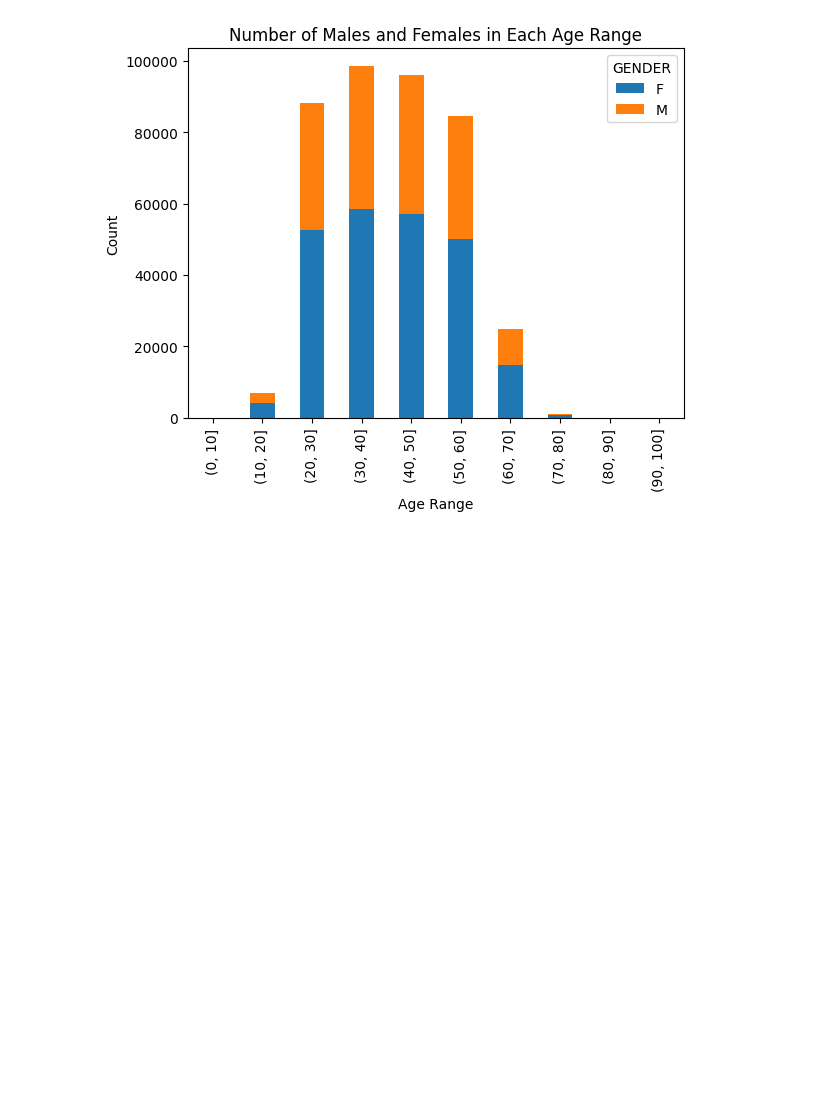
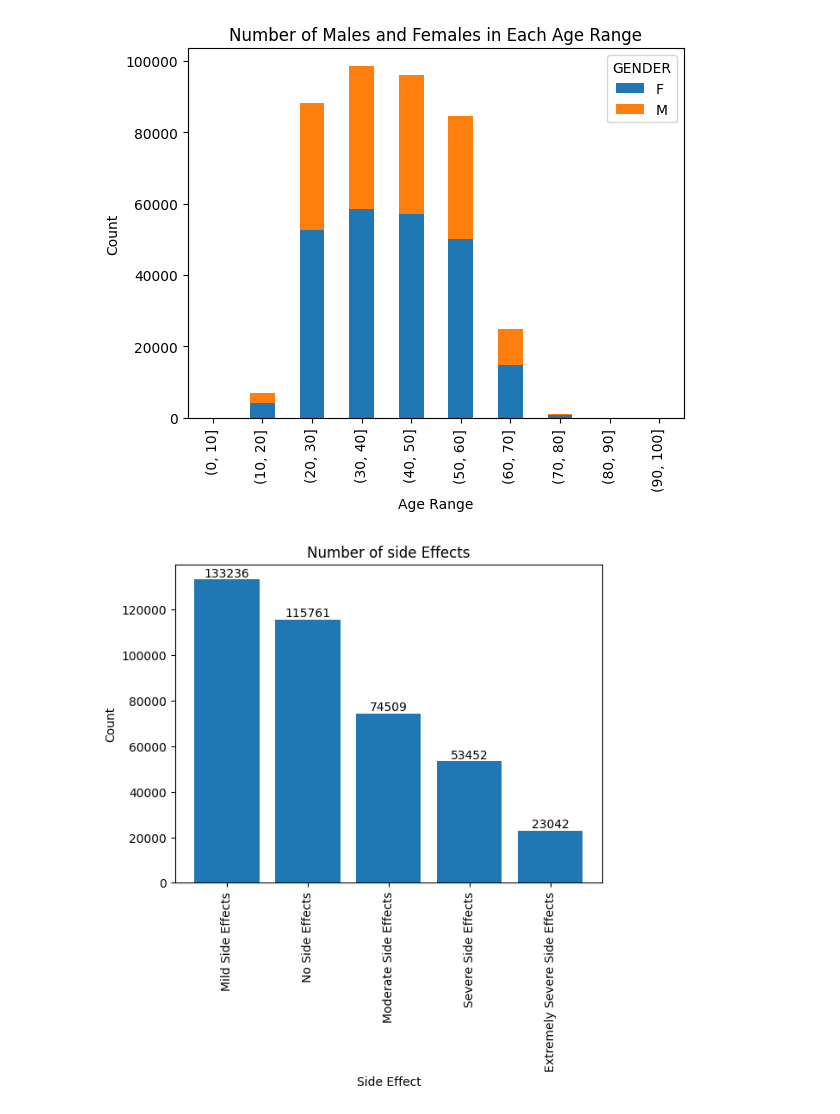
Before and after one commit to Pinnacle443/Drug-Trial, a Jupyter notebook: TCS Intership.ipynb, the cells around one changed output. Drawn from its saved outputs; the diff is of its cells as text; code cells hidden in the pictures; blank space fills up the shorter version.

```diff
--- a/TCS Intership.ipynb
+++ b/TCS Intership.ipynb
@@ -162,3 +162,19 @@ fig.update_layout(barmode="stack", xaxis_title = "Age Range", yaxis_title="count
                   title = "Number of Males and Females in Each Age Range")
 
 fig.show()
+# %%
+side_effect_counts = data["SIDE EFFECTS"].value_counts()
+plt.bar(side_effect_counts.index, side_effect_counts.values)
+
+plt.xlabel("Side Effect")
+plt.ylabel("Count")
+plt.title("Number of side Effects")
+
+plt.xticks(rotation ="vertical")
+
+for i, v in enumerate(side_effect_counts.values):
+    plt.text(i, v, str(v), ha="center", va = "bottom")
+
+plt.show()
+# %% [output]
+[figure, added]
```
Also changed, not shown: parts of 10 cells of this notebook.
